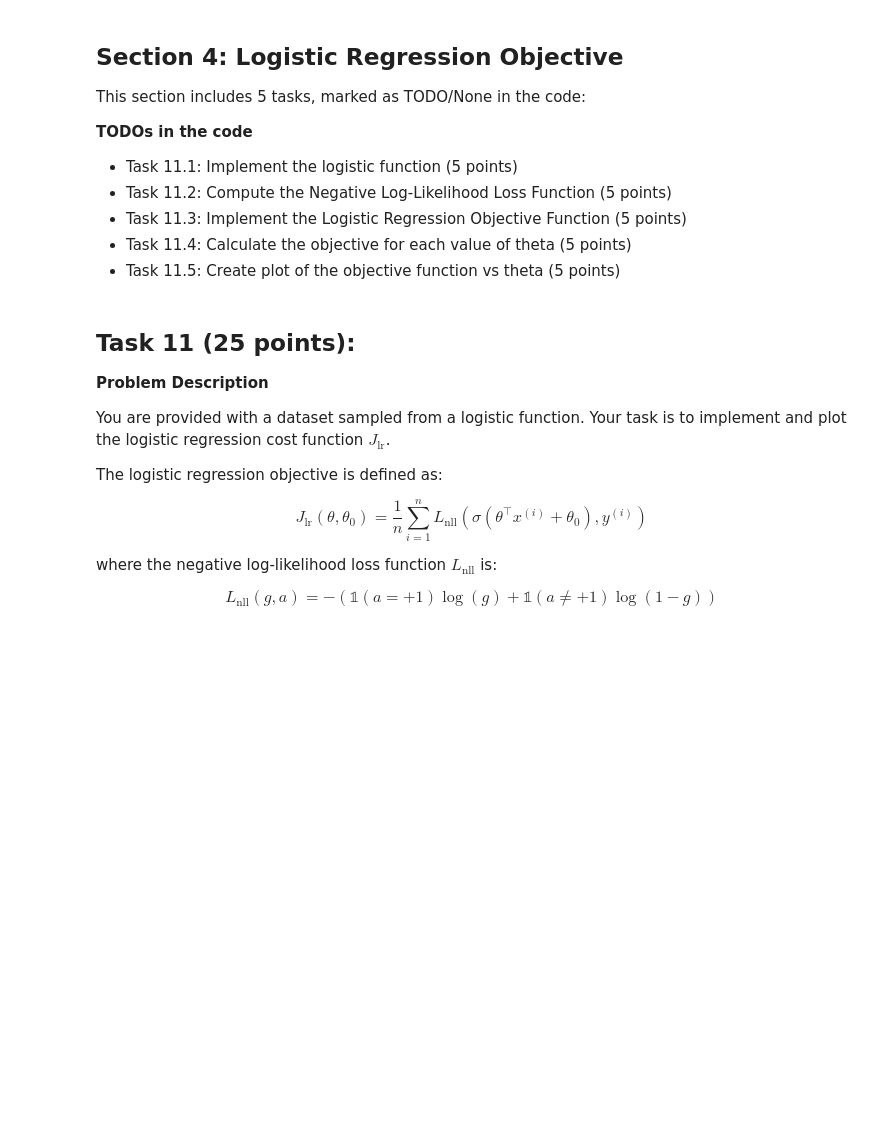
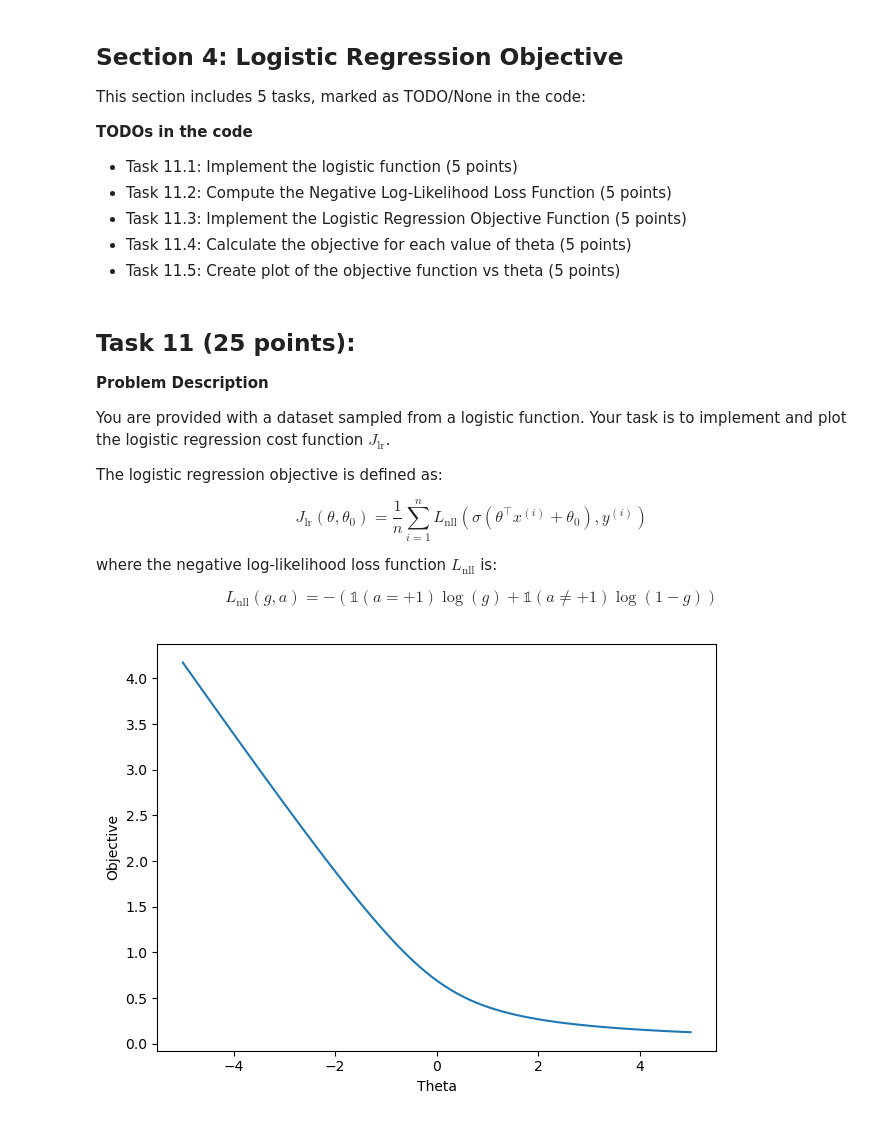
Before and after one commit to CasPascucci/CS549, a Jupyter notebook: Homeworks/hw1/assignment1.ipynb, the cells around one changed output. Cells and saved outputs as stored; diff of their text form; code cells hidden in the pictures; blank space fills up the shorter version.

```diff
--- a/Homeworks/hw1/assignment1.ipynb
+++ b/Homeworks/hw1/assignment1.ipynb
@@ -342,16 +353,18 @@ import matplotlib.pyplot as plt
 # Step 1: Compute Euclidean distance from test_point to all points in dataset
 distances = []
 #TODO: Use for loop to compute Euclidean distance from test_point to all points in dataset # 3pts
-
+for point in dataset:
+    dist = np.sqrt((point[0]-test_point[0])**2 + (point[1]-test_point[1])**2)
+    distances.append((dist, point[2]))
 # Step 2: Sort distances in ascending order
 #TODO: Sort distances in ascending order 3pts
-
+distances.sort(key=lambda x: x[0])
 # Step 3: Select k nearest neighbors
 #TODO: Select k nearest neighbors 3pts
-
+k_nearest = distances[:k]
 # Step 4: Count the most common class label among k neighbors using counter
-labels = None # get all labels of the k nearest neighbors 3pts
-predicted_class = None #Find the most common class label as the prediction 3pts
+labels = [label for _, label in k_nearest] # get all labels of the k nearest neighbors 3pts
+predicted_class = Counter(labels).most_common(1)[0][0] #Find the most common class label as the prediction 3pts
 #### END YOUR CODE ####
 
 ## Do not change the following code
@@ -456,7 +477,7 @@ def logistic_function(z):
     Fill in the function to compute the logistic function.
     """
     # TODO: Implement the logistic function
-    return None  # Placeholder 5pts
+    return 1 / (1 + np.exp(-z))  # Placeholder 5pts
 
 # Task 11.2: Define the Negative Log-Likelihood Loss Function
 def negative_log_likelihood(g, a):
@@ -466,7 +487,10 @@ def negative_log_likelihood(g, a):
     a: Actual label (+1 or -1)
     """
     # TODO: Fill in the condition to compute the loss for positive and negative labels
-    return None  # Placeholder 5pts
+    if a == 1:
+        return -np.log(g)
+    else:
+        return -np.log(1 - g)
 
 # Task 11.3: Implement the Logistic Regression Objective Function
 def logistic_regression_objective(X, y, theta, theta_0):
@@ -476,35 +500,41 @@ def logistic_regression_objective(X, y, theta, theta_0):
     y: Dataset labels
     theta: Weights (parameters)
     theta_0: Bias term
     """
     m = len(y)  # Number of samples
     total_loss = 0
 
     # Loop over all examples
     for i in range(m):
-        z = None # raw linear prediction 1 pts
+        z = np.dot(X[i], theta) + theta_0  # raw linear prediction 1 pts
         g = logistic_function(z)  # Logistic prediction
 
         # TODO: Add the loss to the total objective 2pts
-        total_loss += None  # Placeholder: Compute the loss and add it here. Use negative_log_likelihood function you just defined
-
+        total_loss += negative_log_likelihood(g, y[i])  # Compute the loss and add it here.
     # Return the average objective
-    return None  # Placeholder 2pts
+    return total_loss / m  # Placeholder 2pts
 
 
 
 # Varying theta to plot the objective function as a function of theta
 theta_values = np.linspace(-5, 5, 100)  # Values of theta to test
 theta_0 = 0  # Fixing bias at 0
 
 # Task 11.4: Calculate the objective for each value of theta. 5pts
 objectives = []
 # TODO: Calculate the objective for each value of theta, and store all of them in a list
-
+for theta in theta_values:
+    obj = logistic_regression_objective(X, y, np.array([theta]), theta_0)
+    objectives.append(obj)
 # Task 11.5: Create plot of the objective function vs theta
 # TODO: Create plot of the objective function vs theta (3pts). Name x label 'Theta' (1pt), y label 'Objective'(1pt)
+plt.plot(theta_values, objectives)
+plt.xlabel('Theta')
+plt.ylabel('Objective')
 
 #### END YOUR CODE ####
 # Display the subplots
 plt.tight_layout()
 plt.show()
+# %% [output]
+[figure, added]
```
Also changed, not shown: parts of 5 cells of this notebook.
